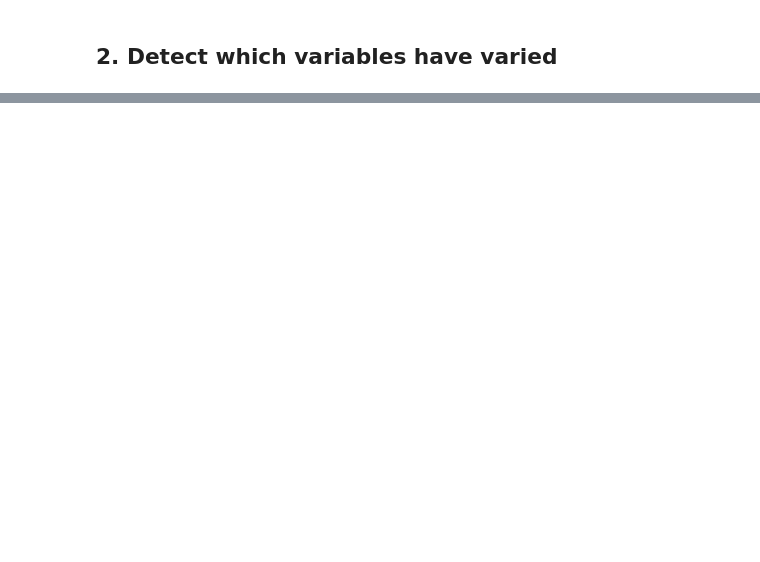
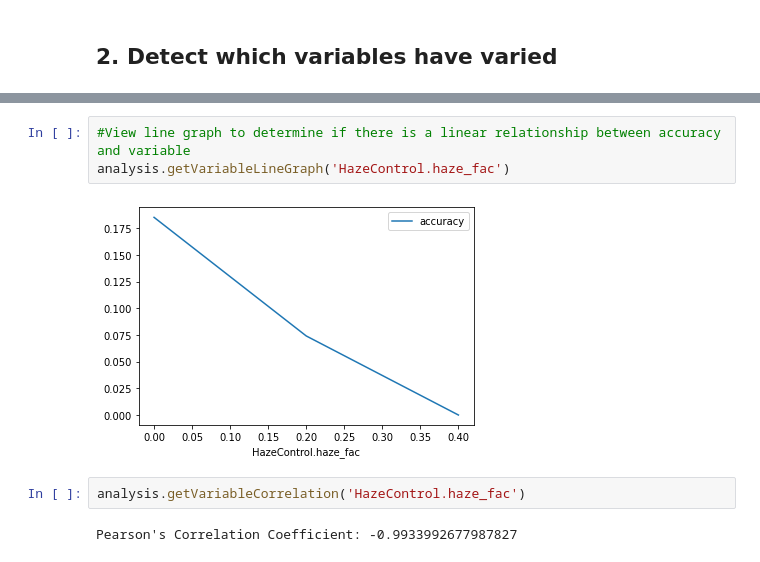
Before and after one commit to lr98769/3db, a Jupyter notebook: combined/analysis/analysis.ipynb, the cells around one changed output, grey strips where cells are left out. Drawn from its saved outputs; the diff is of its cells as text; blank space fills up the shorter version.

Commit message:
Completed analysis module

```diff
--- a/combined/analysis/analysis.ipynb
+++ b/combined/analysis/analysis.ipynb
@@ -298,0 +247,9 @@ analysis.getFilteredImages(
+# %%
+#View line graph to determine if there is a linear relationship between accuracy and variable
+analysis.getVariableLineGraph('HazeControl.haze_fac')
+# %% [output]
+[figure, added]
+# %%
+analysis.getVariableCorrelation('HazeControl.haze_fac')
+# %% [output]
+Pearson's Correlation Coefficient: -0.9933992677987827
```
Also changed, not shown: parts of 25 cells of this notebook.
